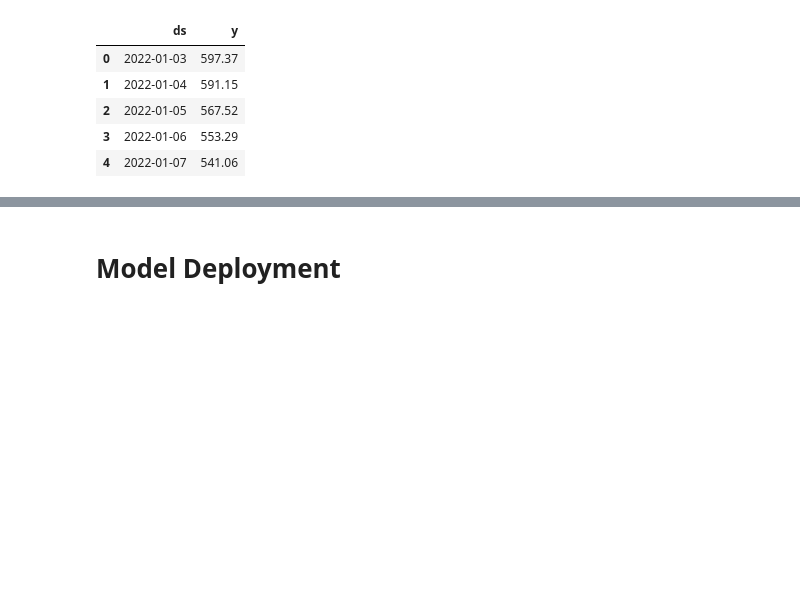
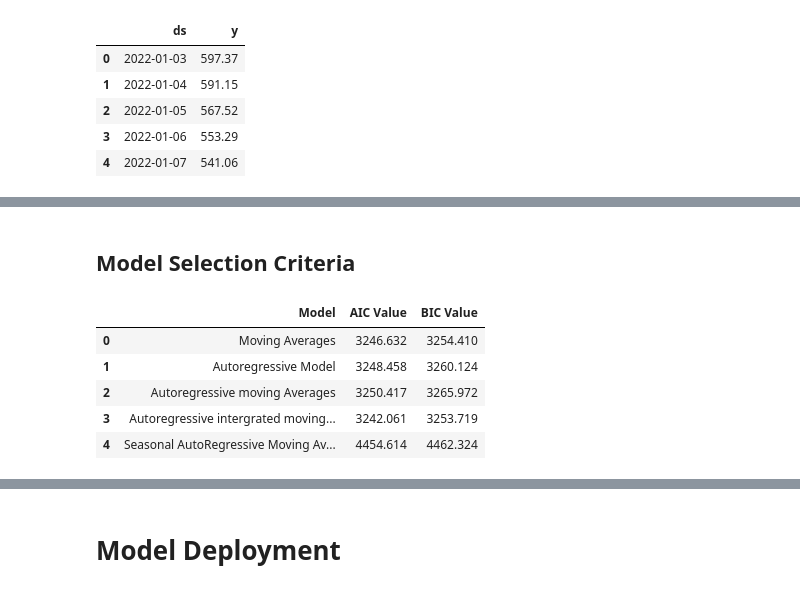
Before and after one commit to Rgmoogachiri/captsone_project, a Jupyter notebook: Stock.ipynb, the cells around one changed output, grey strips where cells are left out. Cells and saved outputs as stored; diff of their text form; code cells hidden in the pictures; blank space fills up the shorter version.

```diff
--- a/Stock.ipynb
+++ b/Stock.ipynb
@@ -1720,0 +1747,21 @@ fig = amzn_prophet_two.plot_components(forecast_two)
+# %% [markdown]
+## Model Selection Criteria
+# %%
+metrics_data = {'Model': ['Moving Averages', 'Autoregressive Model', 'Autoregressive moving Averages',
+                          'Autoregressive intergrated moving Averages', 'Seasonal AutoRegressive Moving Average Model'],
+                'AIC Value': [ 3246.632,3248.458, 3250.417, 3242.061,
+                              4454.614],
+                'BIC Value': [ 3254.410, 3260.124, 3265.972, 3253.719,
+                             4462.324]
+
+               }
+
+metrics_df = pd.DataFrame.from_dict(metrics_data)
+metrics_df
+# %% [output]
+|  | Model | AIC Value | BIC Value |
+| 0 | Moving Averages | 3246.632 | 3254.410 |
+| 1 | Autoregressive Model | 3248.458 | 3260.124 |
+| 2 | Autoregressive moving Averages | 3250.417 | 3265.972 |
+| 3 | Autoregressive intergrated moving... | 3242.061 | 3253.719 |
+| 4 | Seasonal AutoRegressive Moving Av... | 4454.614 | 4462.324 |
```
Also changed, not shown: parts of 31 cells of this notebook.
